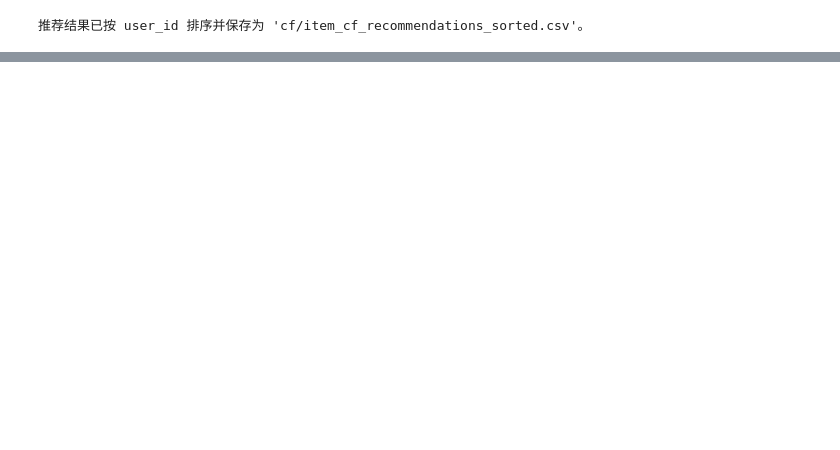
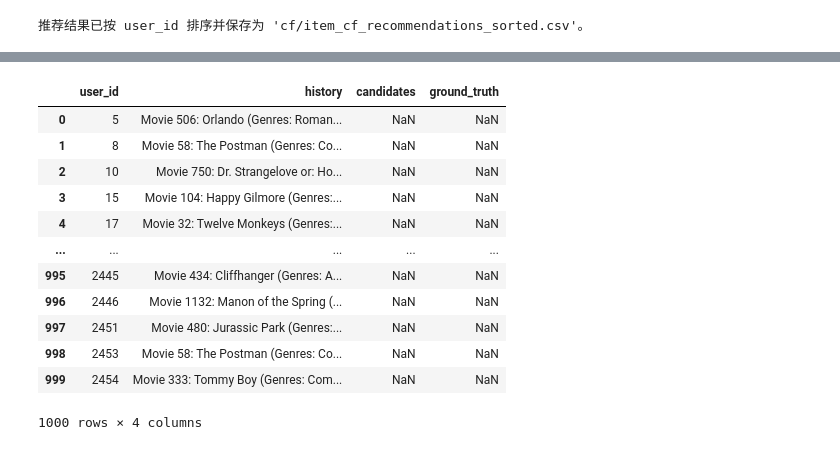
Before and after one commit to Arlene036/LLM4FairRec, a Jupyter notebook: data_preprocess.ipynb, the cells around one changed output, grey strips where cells are left out. Drawn from its saved outputs; the diff is of its cells as text; code cells hidden in the pictures; blank space fills up the shorter version.

```diff
--- a/data_preprocess.ipynb
+++ b/data_preprocess.ipynb
@@ -491,0 +494,18 @@ print("推荐结果已按 user_id 排序并保存为 'cf/item_cf_recommendations
+# %%
+import pandas as pd
+recommendations_df = pd.read_csv("/Users/lavander/cpan/h411711/RippleNet-PyTorch-baseline/src/results/natural_language.csv")
+recommendations_df
+# %% [output]
+|  | user_id | history | candidates | ground_truth |
+| 0 | 5 | Movie 506: Orlando (Genres: Roman... | NaN | NaN |
+| 1 | 8 | Movie 58: The Postman (Genres: Co... | NaN | NaN |
+| 2 | 10 | Movie 750: Dr. Strangelove or: Ho... | NaN | NaN |
+| 3 | 15 | Movie 104: Happy Gilmore (Genres:... | NaN | NaN |
+| 4 | 17 | Movie 32: Twelve Monkeys (Genres:... | NaN | NaN |
+| ... | ... | ... | ... | ... |
+| 995 | 2445 | Movie 434: Cliffhanger (Genres: A... | NaN | NaN |
+| 996 | 2446 | Movie 1132: Manon of the Spring (... | NaN | NaN |
+| 997 | 2451 | Movie 480: Jurassic Park (Genres:... | NaN | NaN |
+| 998 | 2453 | Movie 58: The Postman (Genres: Co... | NaN | NaN |
+| 999 | 2454 | Movie 333: Tommy Boy (Genres: Com... | NaN | NaN |
+1000 rows × 4 columns
```
Also changed, not shown: parts of 2 cells of this notebook, 6 other files.
